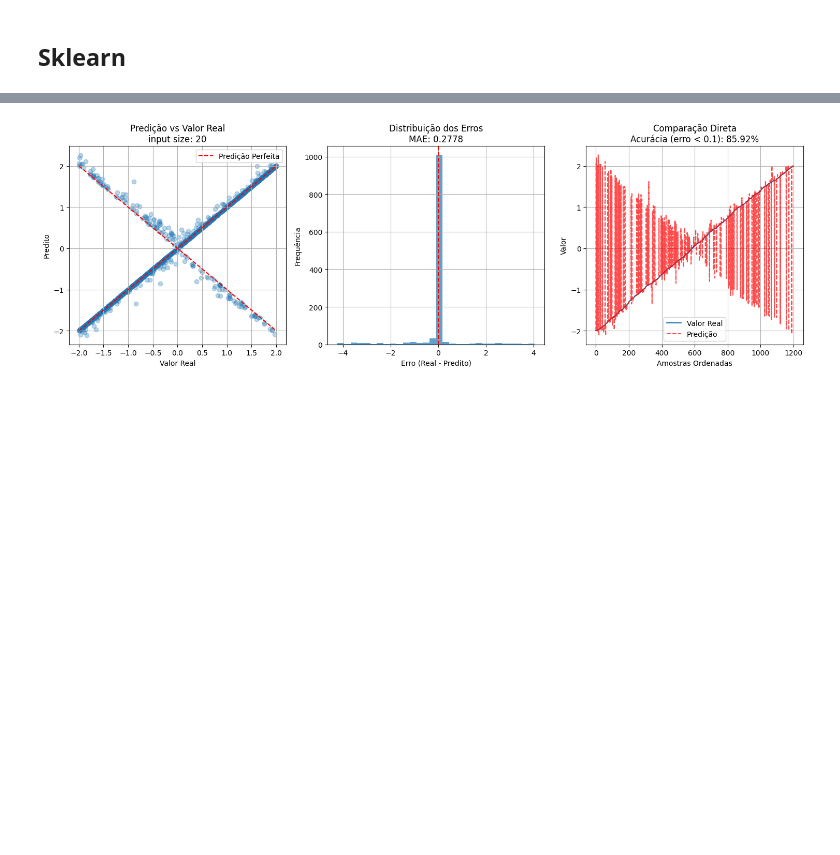
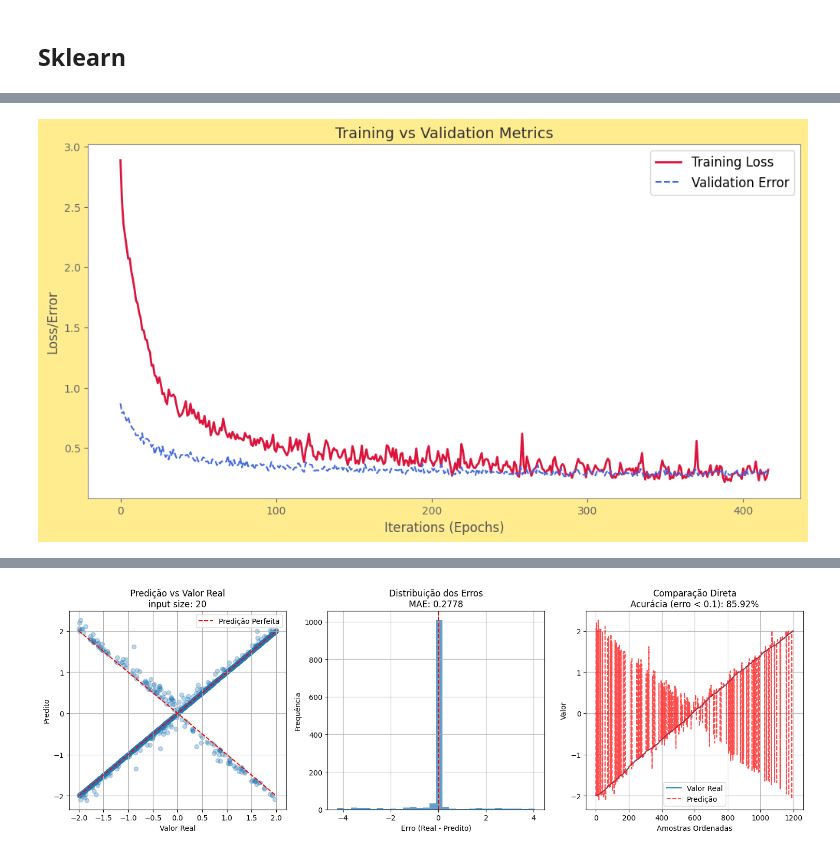
Before and after one commit to joaoBernardinoo/avoid-obstacle-collision, a Jupyter notebook: MLP.ipynb, the cells around one changed output, grey strips where cells are left out. Saved outputs shown, nothing was run; the diff lists cells and outputs as text; code cells hidden in the pictures; blank space fills up the shorter version.

```diff
--- a/MLP.ipynb
+++ b/MLP.ipynb
@@ -335,0 +419,28 @@ Validation score did not improve more than tol=0.000100 for 50 consecutive epoch
+# %%
+plt.figure(figsize=(12, 6), facecolor='#FFEC8F') # Light Yellow Background
+
+# Training Loss (Red-inspired color)
+plt.plot(mlp.loss_curve_, label='Training Loss', linewidth=2, color='#DC143C') # Crimson
+
+# Validation Loss (if early_stopping=True)
+if hasattr(mlp.validation_scores_, '__len__'):
+    # Convert validation accuracy to error for comparable scale
+    validation_error = [1 - score for score in mlp
+    .validation_scores_] # type: ignore
+    plt.plot(validation_error, label='Validation Error', linestyle='--', color='#4169E1') # Royal Blue
+
+plt.title('Training vs Validation Metrics', fontsize=14, color='#333333') # Dark Gray Title
+plt.xlabel('Iterations (Epochs)', fontsize=12, color='#555555') # Medium Gray Label
+plt.ylabel('Loss/Error', fontsize=12, color='#555555') # Medium Gray Label
+plt.legend(fontsize=12, facecolor='white', edgecolor='#CCCCCC') # White legend with light gray border
+plt.grid(True, linestyle='--', alpha=0.7, color='white') # White grid
+plt.gca().spines['bottom'].set_color('#888888') # Light Gray spines
+plt.gca().spines['top'].set_color('#888888')
+plt.gca().spines['left'].set_color('#888888')
+plt.gca().spines['right'].set_color('#888888')
+plt.gca().tick_params(axis='x', colors='#666666') # Medium-dark gray ticks
+plt.gca().tick_params(axis='y', colors='#666666')
+
+plt.show()
+# %% [output]
+[figure, added]
```
Also changed, not shown: parts of 29 cells of this notebook, 27 other files.
